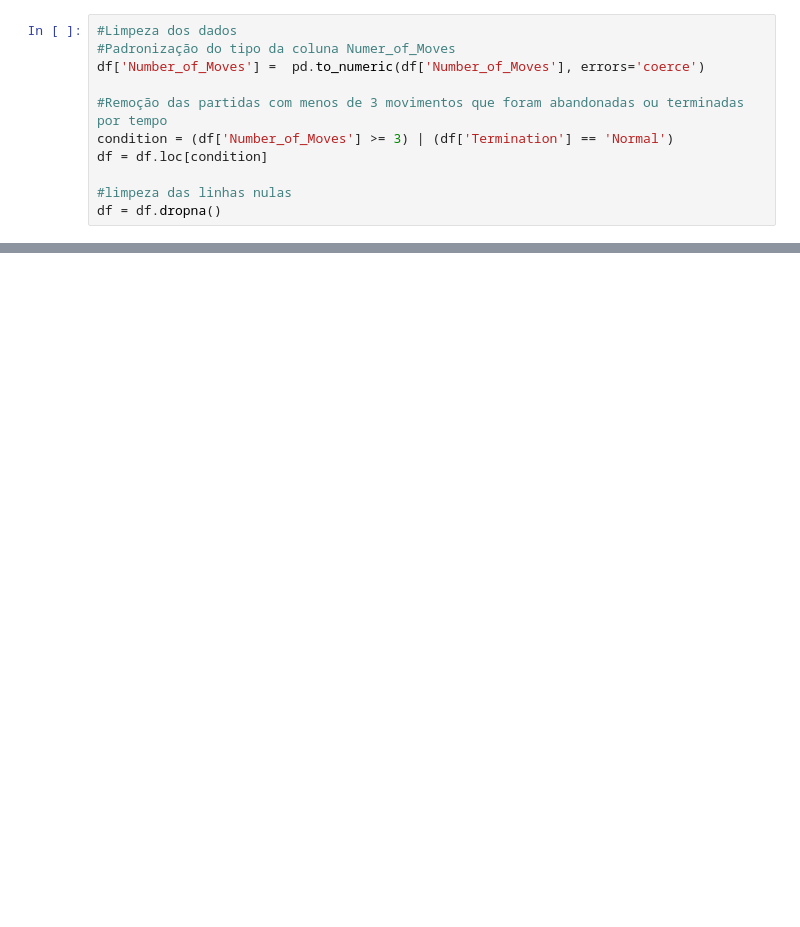
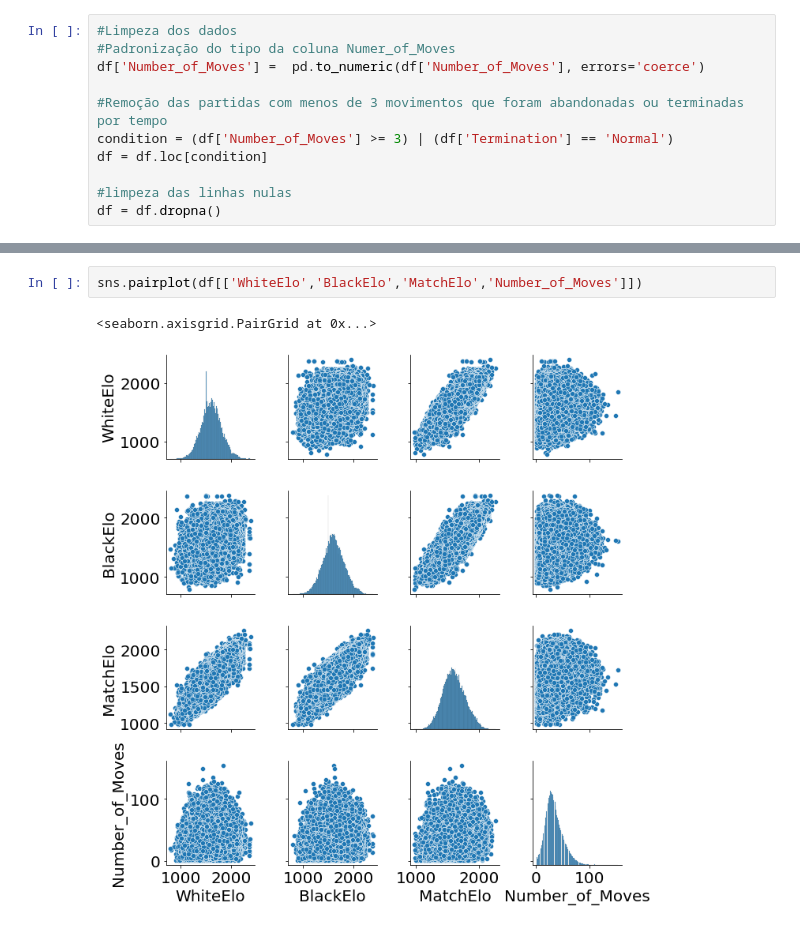
Before and after one commit to otavioml/Chess-Data-Analysis, a Jupyter notebook: Chess_Data_Analysis.ipynb, the cells around one changed output, grey strips where cells are left out. Cells and saved outputs as stored; diff of their text form; blank space fills up the shorter version.

```diff
--- a/Chess_Data_Analysis.ipynb
+++ b/Chess_Data_Analysis.ipynb
@@ -146,0 +151,5 @@ plt.bar(x = df_winner.index,height=df_winner)
+# %%
+sns.pairplot(df[['WhiteElo','BlackElo','MatchElo','Number_of_Moves']])
+# %% [output]
+<seaborn.axisgrid.PairGrid at 0x...>
+[figure, added]
```
Also changed, not shown: parts of 23 cells of this notebook.
